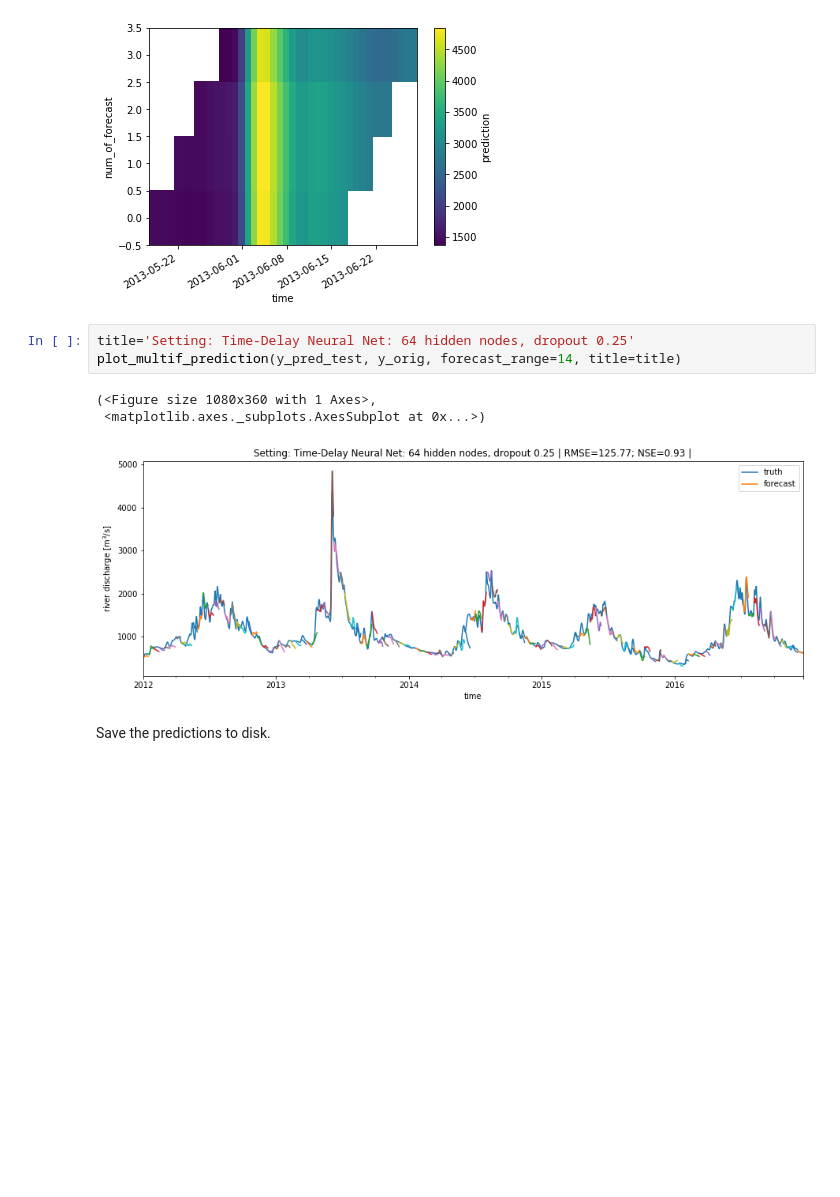
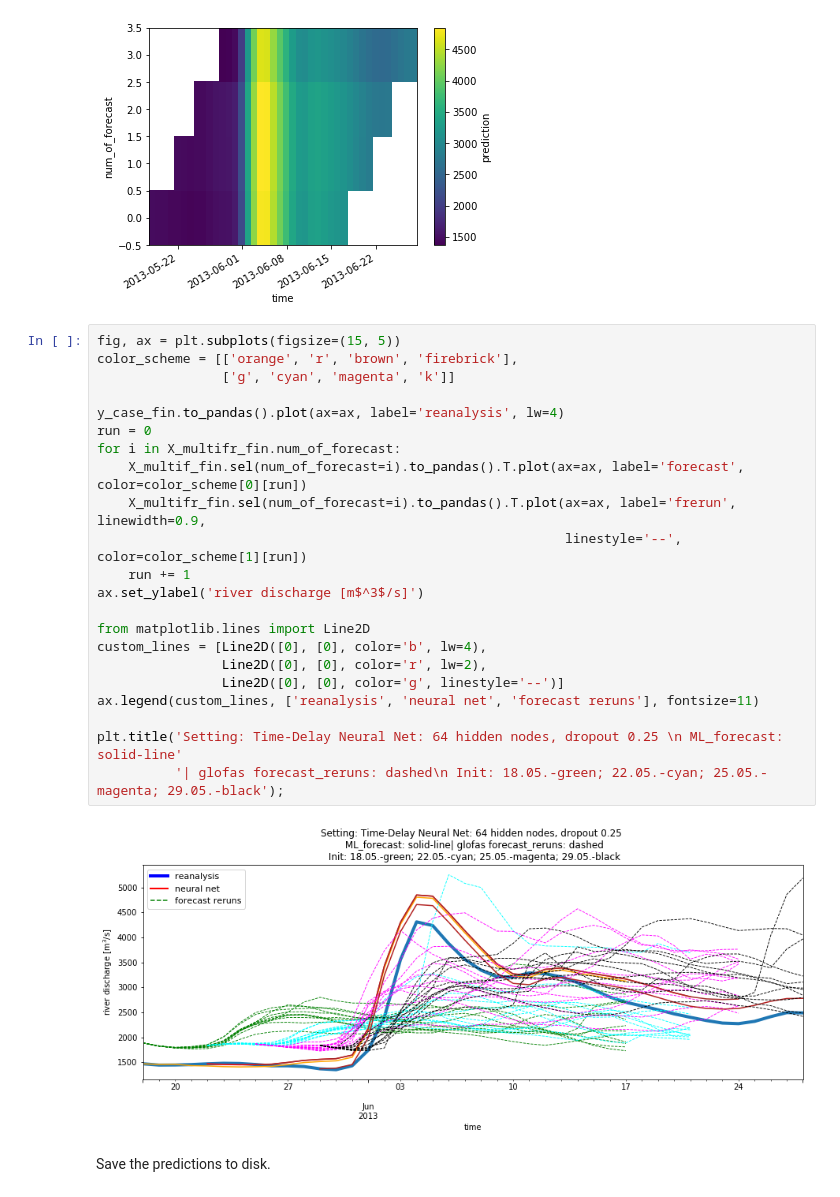
Before and after one commit to ECMWFCode4Earth/ml_flood, a Jupyter notebook: notebooks/3_model_tests/3.05_Time-delay_neural-net.ipynb, the cells around one changed output. Cells and saved outputs as stored; diff of their text form; blank space fills up the shorter version.

Commit message:
upd plot and feature importance

```diff
--- a/notebooks/3_model_tests/3.05_Time-delay_neural-net.ipynb
+++ b/notebooks/3_model_tests/3.05_Time-delay_neural-net.ipynb
@@ -335,13 +326,30 @@ X_multif_fin.plot()
 # %% [output]
 <matplotlib.collections.QuadMesh at 0x...>
 [figure]
-# %%
-title='Setting: Time-Delay Neural Net: 64 hidden nodes, dropout 0.25'
-plot_multif_prediction(y_pred_test, y_orig, forecast_range=14, title=title)
-# %% [output]
-(<Figure size 1080x360 with 1 Axes>,
- <matplotlib.axes._subplots.AxesSubplot at 0x...>)
-[figure, removed]
+# %%
+fig, ax = plt.subplots(figsize=(15, 5))
+color_scheme = [['orange', 'r', 'brown', 'firebrick'],
+                ['g', 'cyan', 'magenta', 'k']]
+
+y_case_fin.to_pandas().plot(ax=ax, label='reanalysis', lw=4)
+run = 0
+for i in X_multifr_fin.num_of_forecast:
+    X_multif_fin.sel(num_of_forecast=i).to_pandas().T.plot(ax=ax, label='forecast', color=color_scheme[0][run])
+    X_multifr_fin.sel(num_of_forecast=i).to_pandas().T.plot(ax=ax, label='frerun', linewidth=0.9,
+                                                            linestyle='--', color=color_scheme[1][run])
+    run += 1
+ax.set_ylabel('river discharge [m$^3$/s]')
+
+from matplotlib.lines import Line2D
+custom_lines = [Line2D([0], [0], color='b', lw=4),
+                Line2D([0], [0], color='r', lw=2),
+                Line2D([0], [0], color='g', linestyle='--')]
+ax.legend(custom_lines, ['reanalysis', 'neural net', 'forecast reruns'], fontsize=11)
+
+plt.title('Setting: Time-Delay Neural Net: 64 hidden nodes, dropout 0.25 \n ML_forecast: solid-line'
+          '| glofas forecast_reruns: dashed\n Init: 18.05.-green; 22.05.-cyan; 25.05.-magenta; 29.05.-black');
+# %% [output]
+[figure, added]
 # %% [markdown]
 Save the predictions to disk.
 # %%
```
Also changed, not shown: parts of 13 cells of this notebook.
